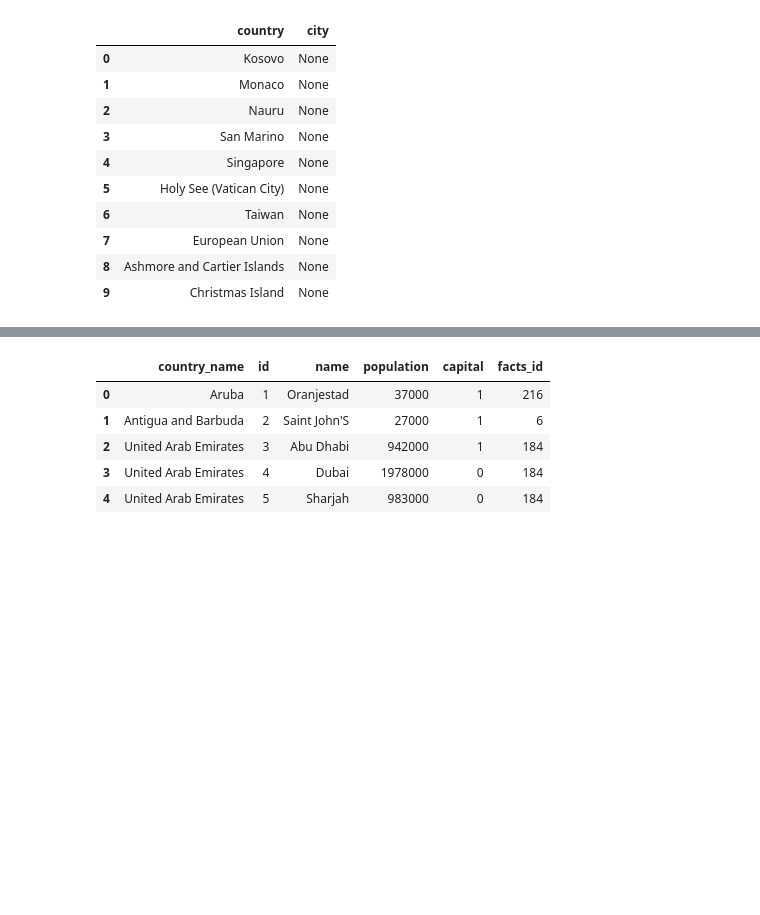
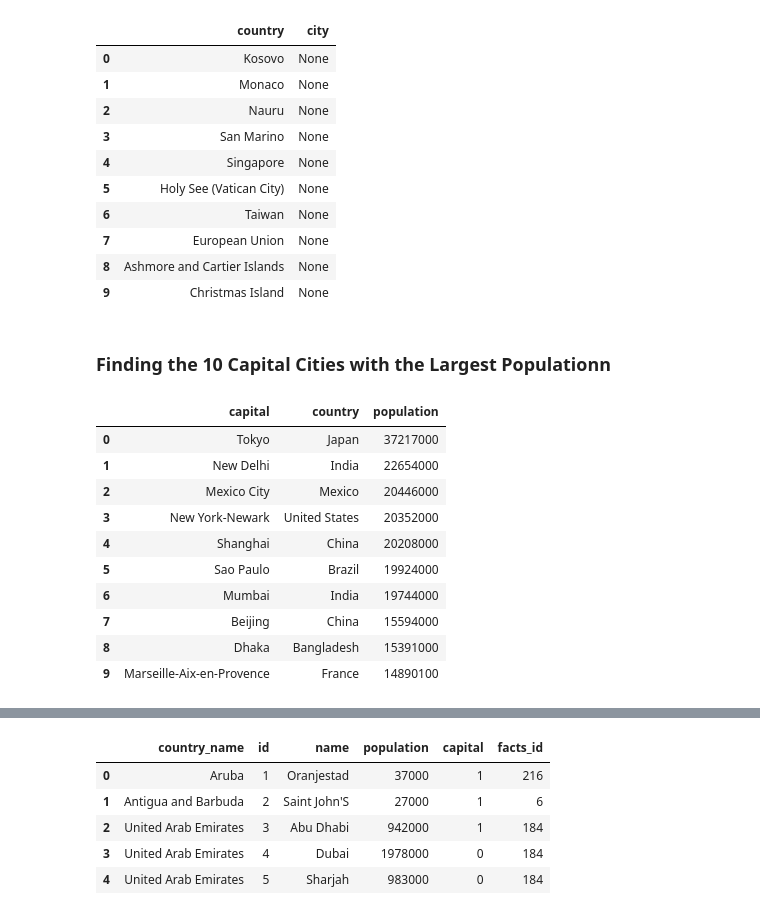
Before and after one commit to FightingInertia/Joining_Data_In_SQL, a Jupyter notebook: Joining Data in SQL.ipynb, the cells around one changed output, grey strips where cells are left out. Drawn from its saved outputs; the diff is of its cells as text; code cells hidden in the pictures; blank space fills up the shorter version.

```diff
--- a/Joining Data in SQL.ipynb
+++ b/Joining Data in SQL.ipynb
@@ -150,0 +149,20 @@ git stats
+# %% [markdown]
+### Finding the 10 Capital Cities with the Largest Populationn
+# %%
+pd.read_sql_query("SELECT c.name AS capital, f.name as country, c.population\
+                   FROM facts AS f\
+                   INNER JOIN cities AS c ON c.facts_id = f.id\
+                   ORDER BY c.population DESC\
+                   LIMIT 10", conn)
+# %% [output]
+|  | capital | country | population |
+| 0 | Tokyo | Japan | 37217000 |
+| 1 | New Delhi | India | 22654000 |
+| 2 | Mexico City | Mexico | 20446000 |
+| 3 | New York-Newark | United States | 20352000 |
+| 4 | Shanghai | China | 20208000 |
+| 5 | Sao Paulo | Brazil | 19924000 |
+| 6 | Mumbai | India | 19744000 |
+| 7 | Beijing | China | 15594000 |
+| 8 | Dhaka | Bangladesh | 15391000 |
+| 9 | Marseille-Aix-en-Provence | France | 14890100 |
```
Also changed, not shown: parts of 6 cells of this notebook.
